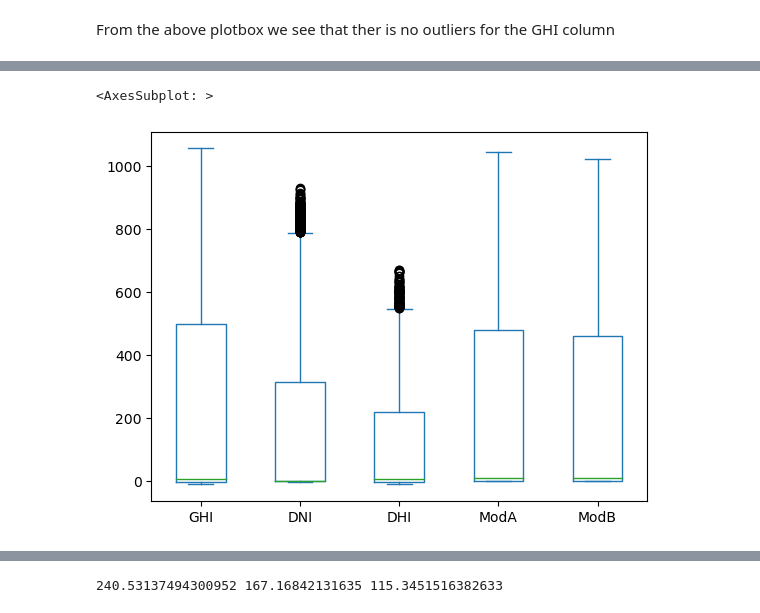
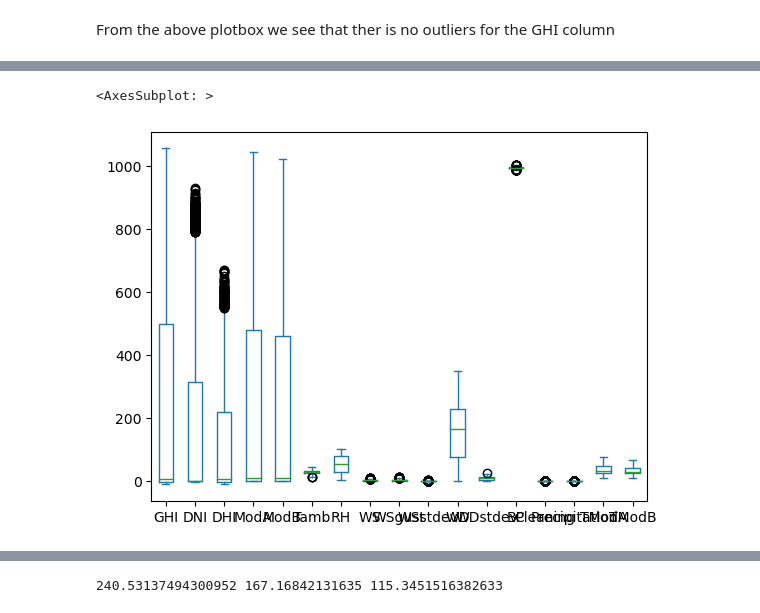
Before and after one commit to codeWithKal/KAIM-Week-0-Challenge, a Jupyter notebook: notebooks/benin-malanville.ipynb, the cells around one changed output, grey strips where cells are left out. Cells and saved outputs as stored; diff of their text form; code cells hidden in the pictures.

```diff
--- a/notebooks/benin-malanville.ipynb
+++ b/notebooks/benin-malanville.ipynb
@@ -197,8 +195,8 @@ df.head()
 # %%
 # Let me now do the same thing to the rest four columns and check for any outlier.
-df.plot(kind="box")
+df_benin.plot(kind="box")
 # %% [output]
 <AxesSubplot: >
-[figure, old version]
+[figure, new version]
 # %%
 # from the above plot box we can see that DNI and DHI have outliers and hence should be cleaned.
```
Also changed, not shown: parts of 9 cells of this notebook.
